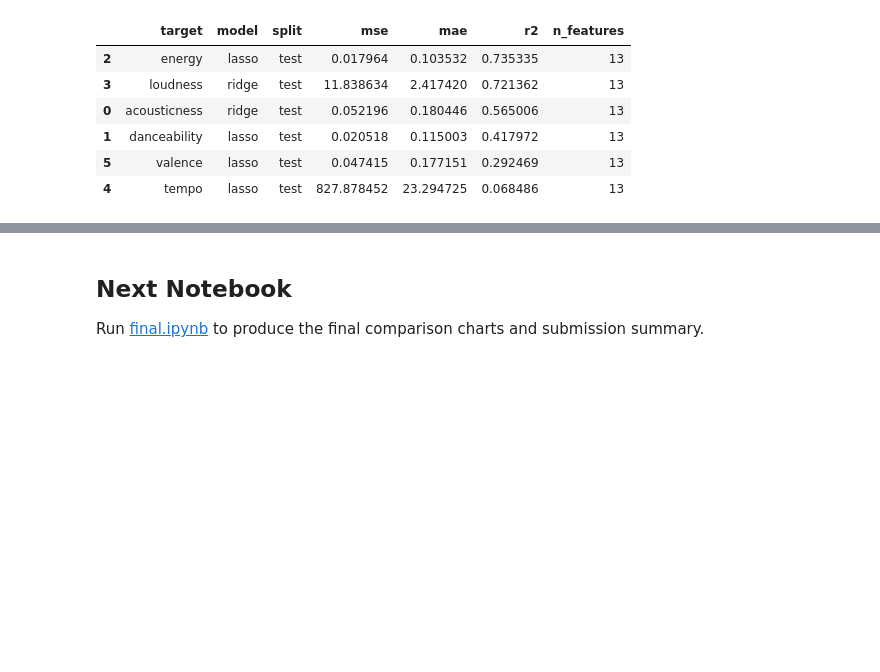
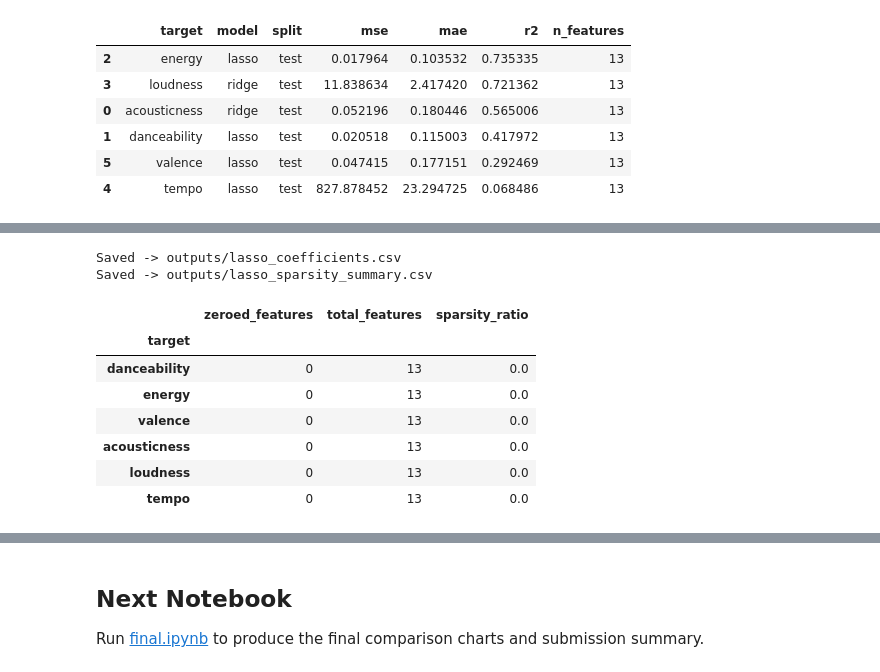
Before and after one commit to midhun-sadanand/danceable, a Jupyter notebook: regularized_models.ipynb, the cells around one changed output, grey strips where cells are left out. Saved outputs shown, nothing was run; the diff lists cells and outputs as text; code cells hidden in the pictures; blank space fills up the shorter version.

```diff
--- a/regularized_models.ipynb
+++ b/regularized_models.ipynb
@@ -196,0 +243,49 @@ Saved -> outputs/best_model_by_target.csv
+# %%
+lasso_coefs = {}
+for target in available_targets:
+    feature_cols = [c for c in train_df.columns if c != target]
+    X_train, y_train = train_df[feature_cols], train_df[target]
+
+    pipe = Pipeline([
+        ("scaler", StandardScaler()),
+        ("lasso", LassoCV(
+            alphas=np.logspace(-4, 1, 40),
+            cv=5,
+            max_iter=20000,
+            random_state=42,
+        )),
+    ])
+    pipe.fit(X_train, y_train)
+    coefs = pipe.named_steps["lasso"].coef_
+    lasso_coefs[target] = pd.Series(coefs, index=feature_cols)
+
+all_features = sorted({f for s in lasso_coefs.values() for f in s.index})
+coef_df = pd.DataFrame(
+    {t: s.reindex(all_features) for t, s in lasso_coefs.items()}
+).T
+coef_df.index.name = "target"
+
+coef_path = outputs_dir / "lasso_coefficients.csv"
+coef_df.to_csv(coef_path)
+print(f"Saved -> {coef_path}")
+
+ZERO_TOL = 1e-9
+zero_counts = (coef_df.abs() < ZERO_TOL).sum(axis=1).rename("zeroed_features")
+total_counts = coef_df.notna().sum(axis=1).rename("total_features")
+sparsity_df = pd.concat([zero_counts, total_counts], axis=1)
+sparsity_df["sparsity_ratio"] = sparsity_df["zeroed_features"] / sparsity_df["total_features"]
+sparsity_path = outputs_dir / "lasso_sparsity_summary.csv"
+sparsity_df.to_csv(sparsity_path)
+print(f"Saved -> {sparsity_path}")
+sparsity_df
+# %% [output]
+Saved -> outputs/lasso_coefficients.csv
+Saved -> outputs/lasso_sparsity_summary.csv
+|  | zeroed_features | total_features | sparsity_ratio |
+| target |  |  |  |
+| danceability | 0 | 13 | 0.0 |
+| energy | 0 | 13 | 0.0 |
+| valence | 0 | 13 | 0.0 |
+| acousticness | 0 | 13 | 0.0 |
+| loudness | 0 | 13 | 0.0 |
+| tempo | 0 | 13 | 0.0 |
```
Also changed, not shown: parts of 7 cells of this notebook, 37 other files.
